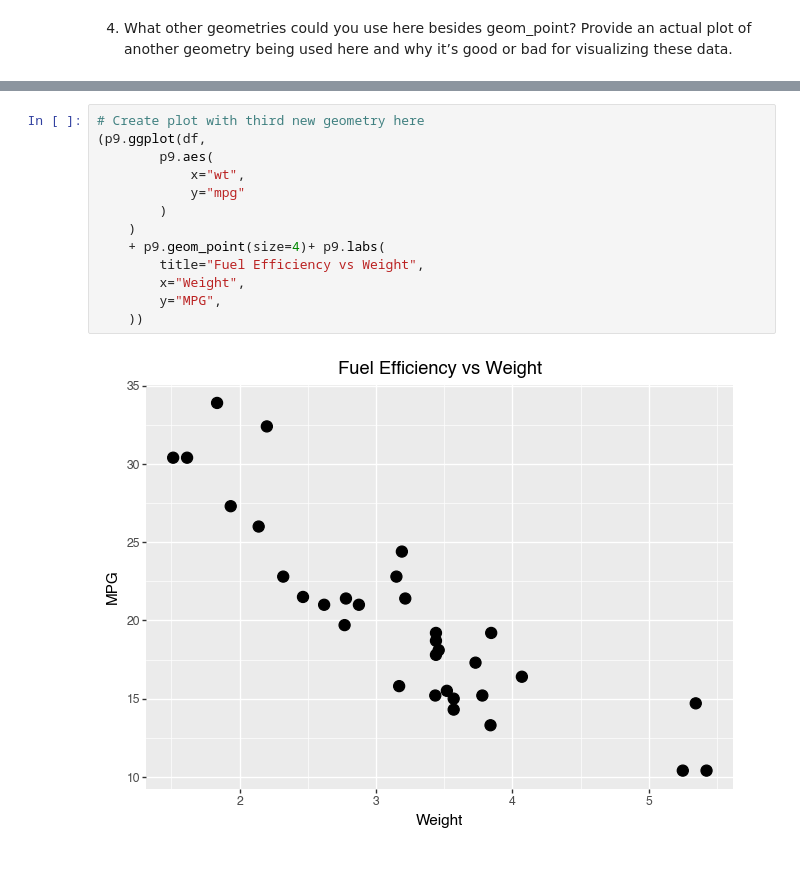
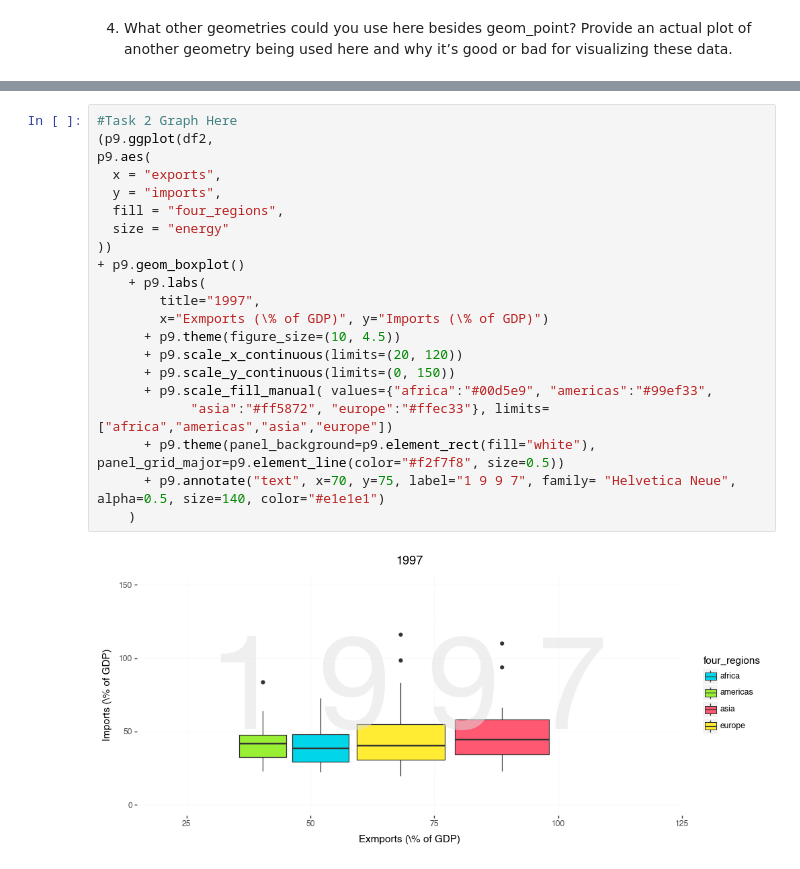
Before and after one commit to PharaohPooh/GSB_544, a Jupyter notebook: Week_1/Lab_1_Gapminder Data_Visualization/Lab1_Visualization_JRC.ipynb, the cells around one changed output, grey strips where cells are left out. Cells and saved outputs as stored; diff of their text form.

```diff
--- a/Week_1/Lab_1_Gapminder Data_Visualization/Lab1_Visualization_JRC.ipynb
+++ b/Week_1/Lab_1_Gapminder Data_Visualization/Lab1_Visualization_JRC.ipynb
@@ -230,15 +205,23 @@ df["vs"] = df["vs"].astype(str)
-# %%
-# Create plot with third new geometry here
-(p9.ggplot(df,
-        p9.aes(
-            x="wt",
-            y="mpg"
-        )
-    )
-    + p9.geom_point(size=4)+ p9.labs(
-        title="Fuel Efficiency vs Weight",
-        x="Weight",
-        y="MPG",
-    ))
-# %% [output]
-[figure, removed]
+# %%
+#Task 2 Graph Here
+(p9.ggplot(df2,
+p9.aes(
+  x = "exports",
+  y = "imports",
+  fill = "four_regions",
+  size = "energy"
+))
++ p9.geom_boxplot()
+    + p9.labs(
+        title="1997",
+        x="Exmports (\% of GDP)", y="Imports (\% of GDP)")
+      + p9.theme(figure_size=(10, 4.5))
+      + p9.scale_x_continuous(limits=(20, 120))
+      + p9.scale_y_continuous(limits=(0, 150))
+      + p9.scale_fill_manual( values={"africa":"#00d5e9", "americas":"#99ef33",
+            "asia":"#ff5872", "europe":"#ffec33"}, limits=["africa","americas","asia","europe"])
+      + p9.theme(panel_background=p9.element_rect(fill="white"), panel_grid_major=p9.element_line(color="#f2f7f8", size=0.5))
+      + p9.annotate("text", x=70, y=75, label="1 9 9 7", family= "Helvetica Neue", alpha=0.5, size=140, color="#e1e1e1")
+    )
+# %% [output]
+[figure, added]
```
Also changed, not shown: parts of 34 cells of this notebook, 7 other files.
